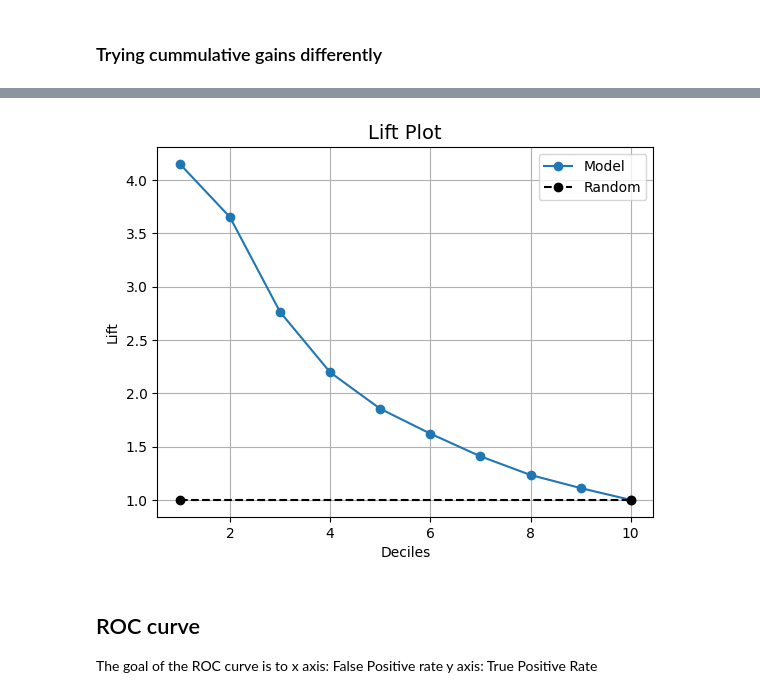
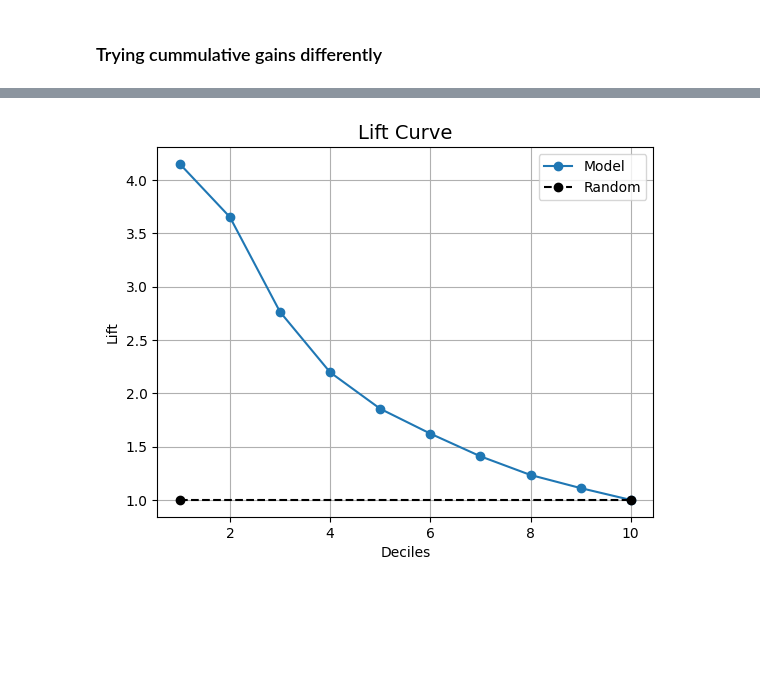
Before and after one commit to szba-ds/iFood-Data-Aanalyst-Case-Using-Classification-Algorithms, a Jupyter notebook: Classifiers.ipynb, the cells around one changed output, grey strips where cells are left out. Cells and saved outputs as stored; diff of their text form; code cells hidden in the pictures; blank space fills up the shorter version.

Commit message:
Lift, ROC, Cumulative Gains

```diff
--- a/Classifiers.ipynb
+++ b/Classifiers.ipynb
@@ -198,10 +206,5 @@ Text(0, 0.5, 'Cumulative Gain (Proportion of True Positives)')
 # %%
-kds.metrics.plot_lift(y_test, rf_probs[:,1])
+plt.figure()
+kds.metrics.plot_lift(y_test, rf_probs[:,1], title="Lift Curve")
 # %% [output]
-[figure, old version]
+[figure, new version]
-# %% [markdown]
-## ROC curve
-
-The goal of the ROC curve is to
-x axis: False Positive rate
-y axis: True Positive Rate
```
Also changed, not shown: parts of 6 cells of this notebook.
